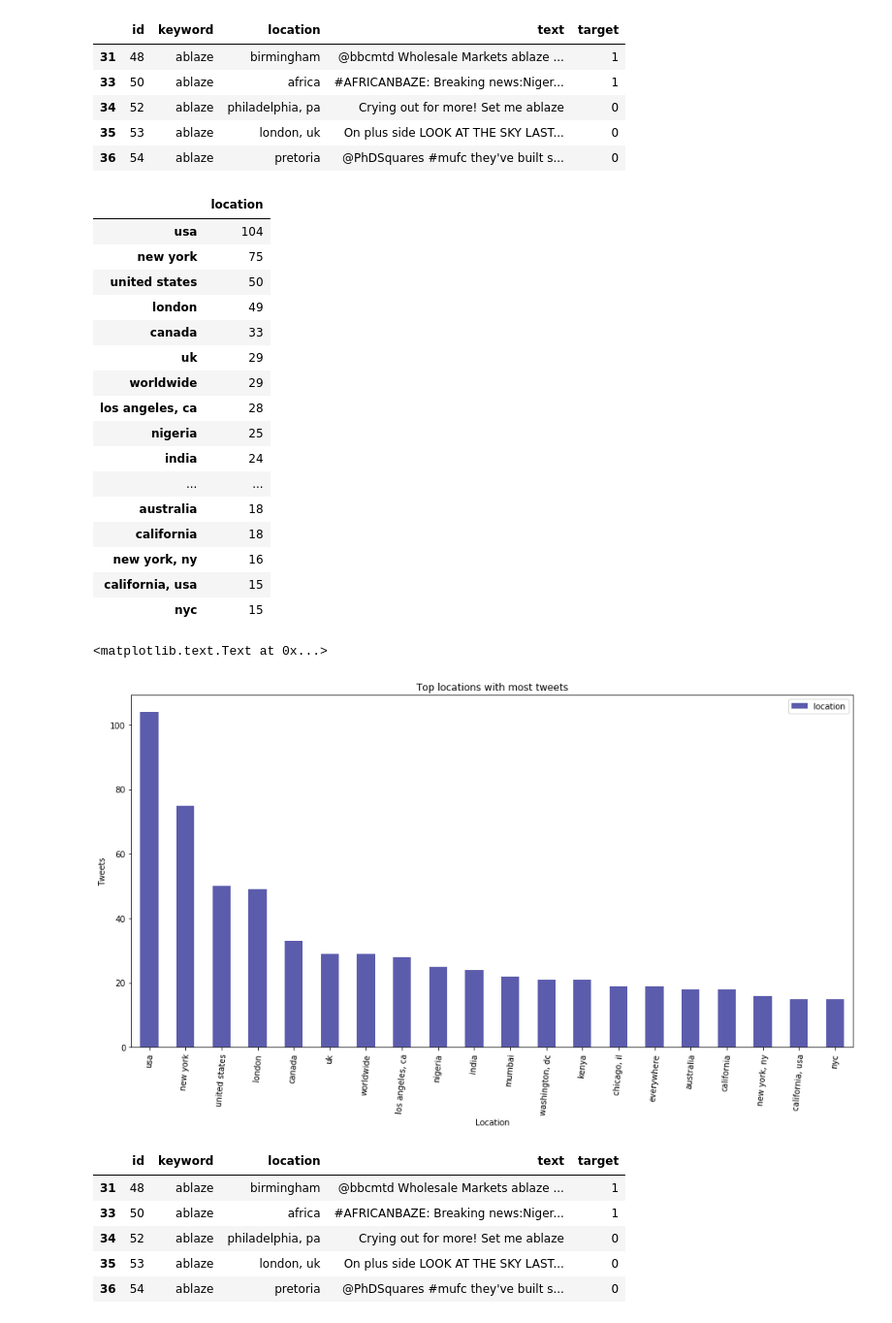
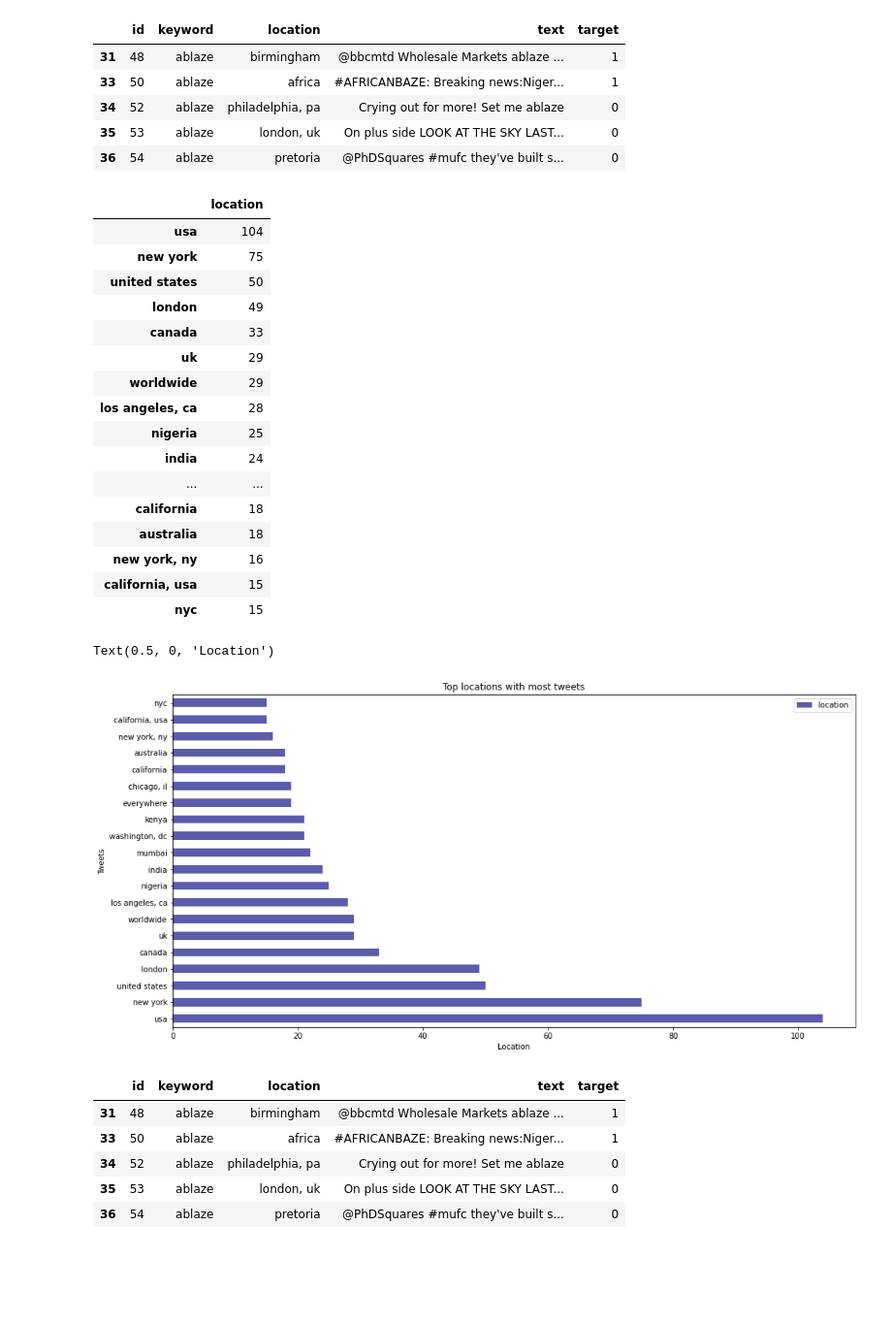
Before and after one commit to milemarchese/OrganizacionDeDatos, a Jupyter notebook: Análisis Exploratorio.ipynb, the cells around one changed output. Shown at 97% size. Saved outputs shown, nothing was run; the diff lists cells and outputs as text; code cells hidden in the pictures; blank space fills up the shorter version.

Commit message:
mejora analisis por pais y analisis de locations falsas

```diff
--- a/Análisis Exploratorio.ipynb
+++ b/Análisis Exploratorio.ipynb
@@ -103,4 +109,2 @@ target      4982 non-null int64
 dtypes: int64(2), object(3)
 memory usage: 233.5+ KB
-# %%
-partial.loc[:, 'location'] = locations.location.str.lower()
@@ -122,0 +121,2 @@ locations.head()
+# %%
+locations.loc[:, 'location'] = locations.location.str.lower()
@@ -143,9 +151,9 @@ locations.head()
 | 35 | 53 | ablaze | london, uk | On plus side LOOK AT THE SKY LAST... | 0 |
 | 36 | 54 | ablaze | pretoria | @PhDSquares #mufc they've built s... | 0 |
 # %%
-#10 lugares con mas tweets
-top_10_locations = locations['location'].value_counts().nlargest(20).to_frame()
-top_10_locations
+#20 lugares con mas tweets
+top_20_locations = locations['location'].value_counts().nlargest(20).to_frame()
+top_20_locations
 # %% [output]
 |  | location |
 | usa | 104 |
@@ -159,19 +167,19 @@ top_10_locations
 | nigeria | 25 |
 | india | 24 |
 | ... | ... |
+| california | 18 |
 | australia | 18 |
-| california | 18 |
 | new york, ny | 16 |
 | california, usa | 15 |
 | nyc | 15 |
 # %%
-top_10_locations.plot(kind='bar',  rot=85, title='Top locations with most tweets', color=(0.2, 0.2, 0.6, 0.8), figsize=(16, 8))
+top_20_locations.plot(kind='barh',  rot=0, title='Top locations with most tweets', color=(0.2, 0.2, 0.6, 0.8), figsize=(16, 8))
 ax = plt.gca()
 ax.set_ylabel('Tweets')
 ax.set_xlabel('Location')
 # %% [output]
-<matplotlib.text.Text at 0x...>
+Text(0.5, 0, 'Location')
-[figure, old version]
+[figure, new version]
 # %%
 locations.head()
 # %% [output]
```
Also changed, not shown: parts of 50 cells of this notebook, 1 other file.
